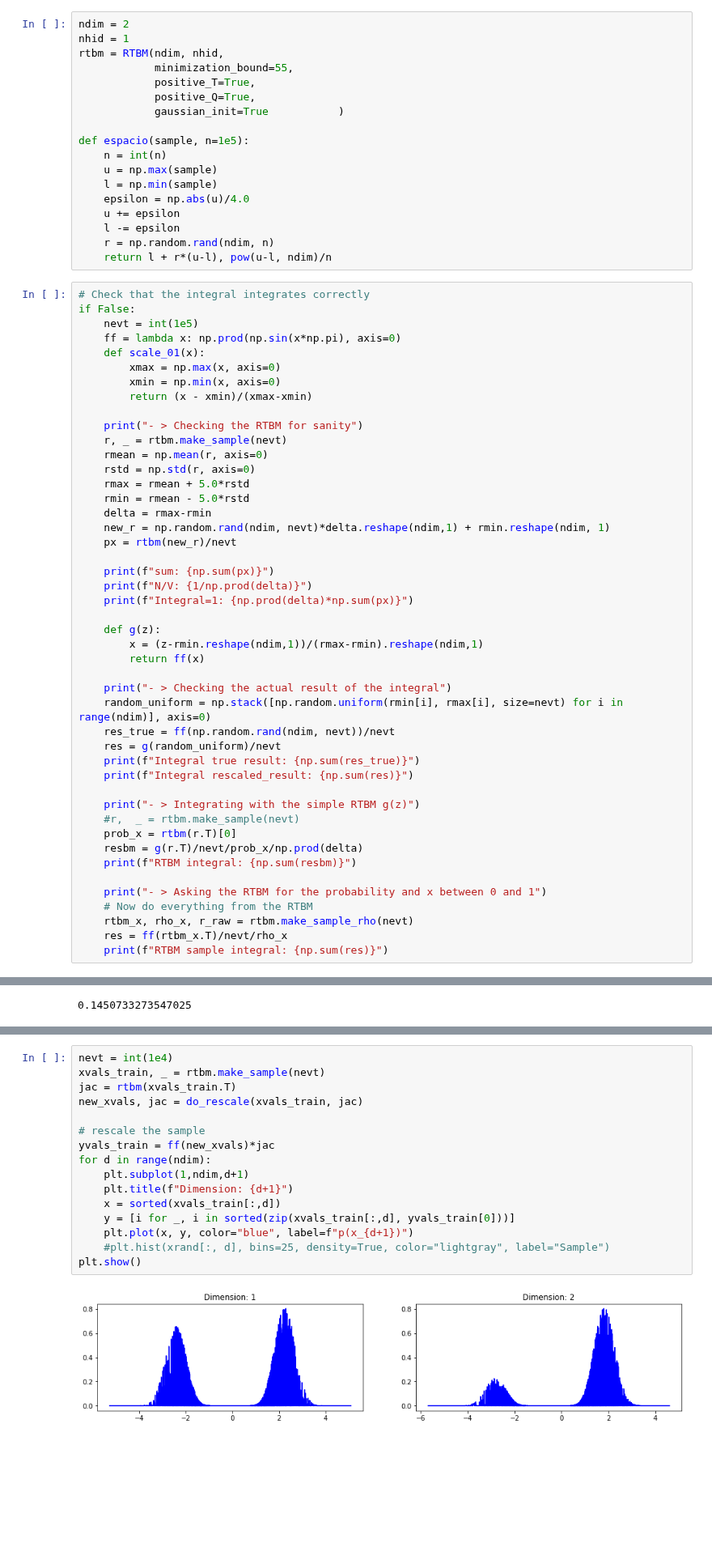
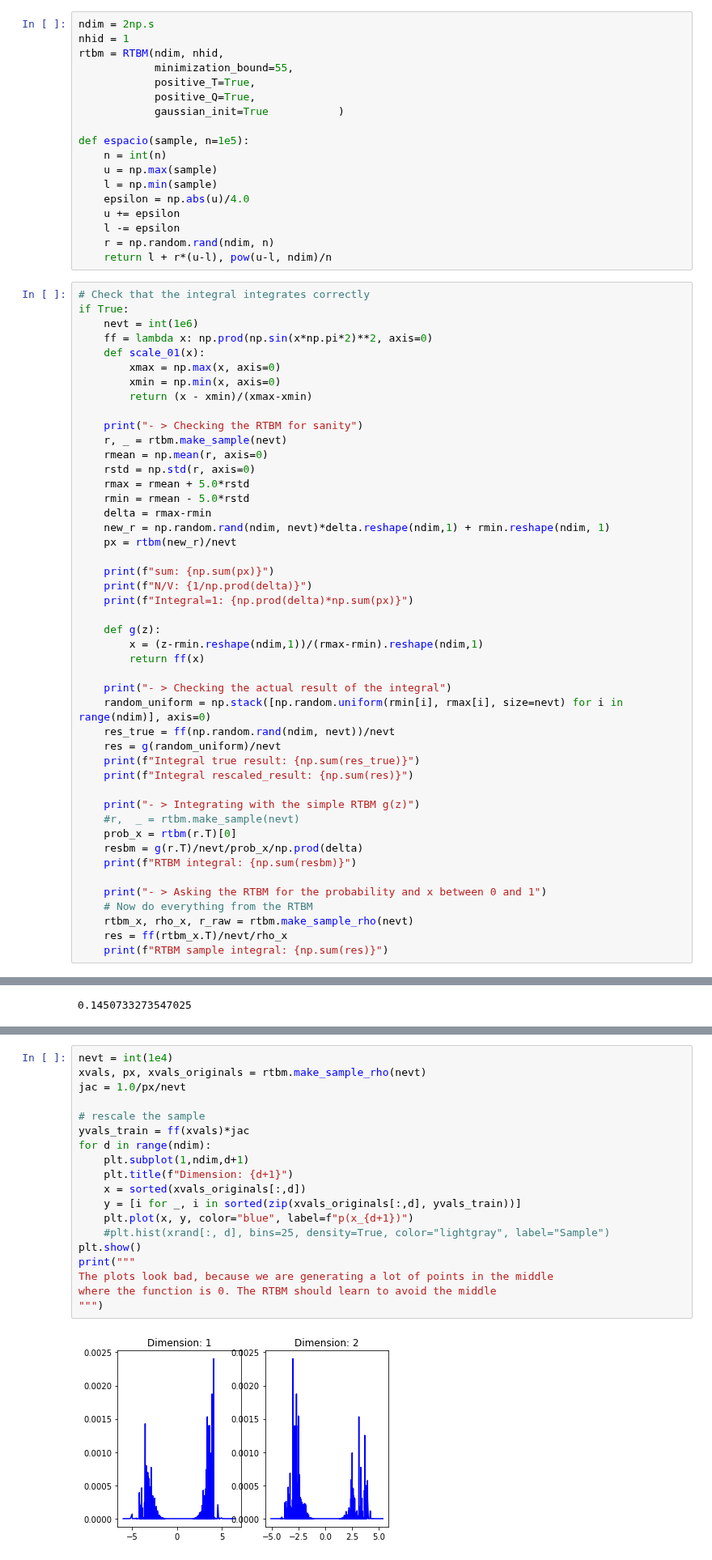
Before and after one commit to RiemannAI/theta, a Jupyter notebook: ThetaTests.ipynb, the cells around one changed output, grey strips where cells are left out. Shown at 81% size. Cells and saved outputs as stored; diff of their text form; blank space fills up the shorter version.

```diff
--- a/ThetaTests.ipynb
+++ b/ThetaTests.ipynb
@@ -6,7 +6,7 @@ from theta.minimizer import CMA, SGD
 from theta import costfunctions
 %matplotlib inline
 # %%
-ndim = 2
+ndim = 2np.s
 nhid = 1
 rtbm = RTBM(ndim, nhid,
             minimization_bound=55,
@@ -25,9 +25,9 @@ def espacio(sample, n=1e5):
     return l + r*(u-l), pow(u-l, ndim)/n
 # %%
 # Check that the integral integrates correctly
-if False:
-    nevt = int(1e5)
-    ff = lambda x: np.prod(np.sin(x*np.pi), axis=0)
+if True:
+    nevt = int(1e6)
+    ff = lambda x: np.prod(np.sin(x*np.pi*2)**2, axis=0)
     def scale_01(x):
         xmax = np.max(x, axis=0)
         xmin = np.min(x, axis=0)
@@ -139,18 +149,21 @@ Current KL: 2.694390772314512
 # %%
 nevt = int(1e4)
-xvals_train, _ = rtbm.make_sample(nevt)
-jac = rtbm(xvals_train.T)
-new_xvals, jac = do_rescale(xvals_train, jac)
+xvals, px, xvals_originals = rtbm.make_sample_rho(nevt)
+jac = 1.0/px/nevt
 
 # rescale the sample
-yvals_train = ff(new_xvals)*jac
+yvals_train = ff(xvals)*jac
 for d in range(ndim):
     plt.subplot(1,ndim,d+1)
     plt.title(f"Dimension: {d+1}")
-    x = sorted(xvals_train[:,d])
-    y = [i for _, i in sorted(zip(xvals_train[:,d], yvals_train[0]))]
+    x = sorted(xvals_originals[:,d])
+    y = [i for _, i in sorted(zip(xvals_originals[:,d], yvals_train))]
     plt.plot(x, y, color="blue", label=f"p(x_{d+1})")
     #plt.hist(xrand[:, d], bins=25, density=True, color="lightgray", label="Sample")
 plt.show()
+print("""
+The plots look bad, because we are generating a lot of points in the middle
+where the function is 0. The RTBM should learn to avoid the middle
+""")
 # %% [output]
-[figure, old version]
+[figure, new version]
```
Also changed, not shown: parts of 5 cells of this notebook.
